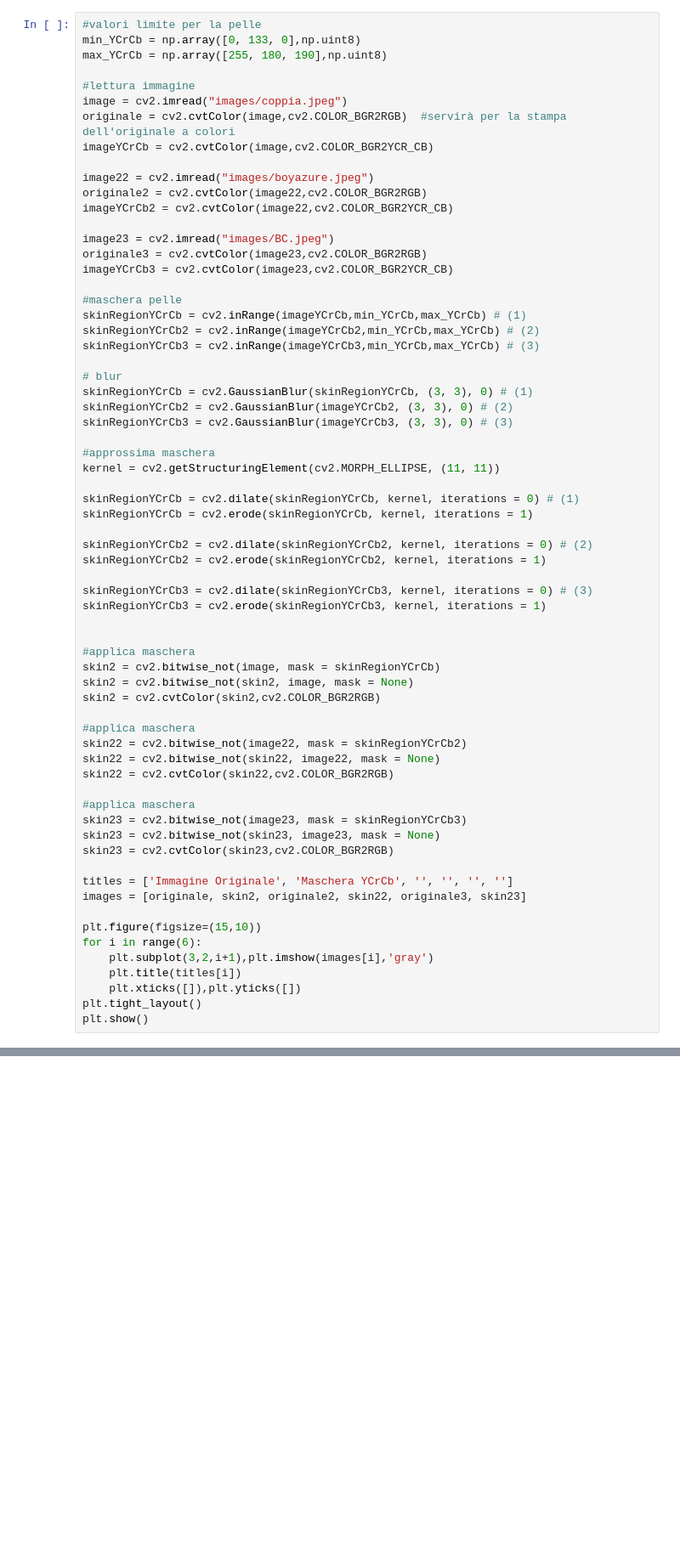
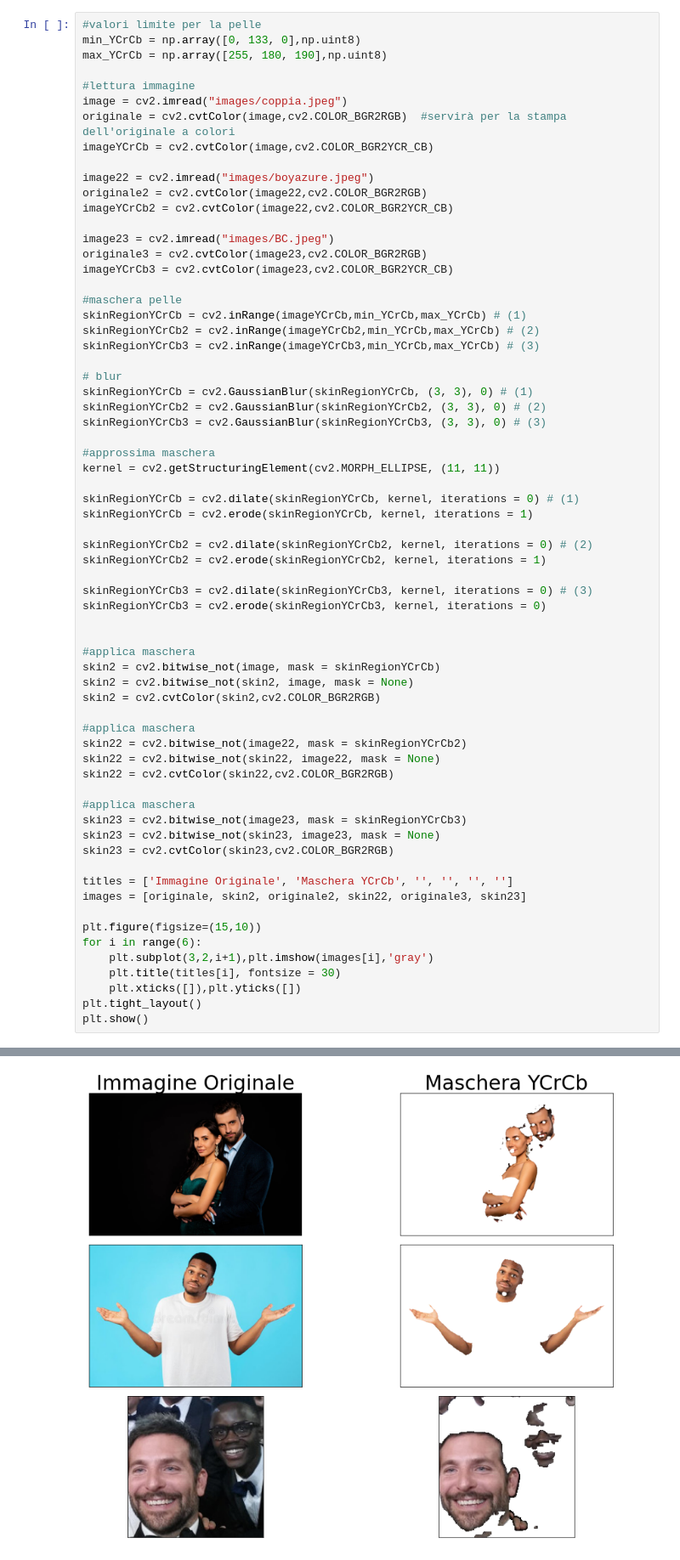
Before and after one commit to Wooler97/Skin-Detection, a Jupyter notebook: SkinDetection.ipynb, the cells around one changed output, grey strips where cells are left out. Shown at 85% size. Drawn from its saved outputs; the diff is of its cells as text; blank space fills up the shorter version.

```diff
--- a/SkinDetection.ipynb
+++ b/SkinDetection.ipynb
@@ -293,8 +293,8 @@ skinRegionYCrCb3 = cv2.inRange(imageYCrCb3,min_YCrCb,max_YCrCb) # (3)
 
 # blur
 skinRegionYCrCb = cv2.GaussianBlur(skinRegionYCrCb, (3, 3), 0) # (1)
-skinRegionYCrCb2 = cv2.GaussianBlur(imageYCrCb2, (3, 3), 0) # (2)
-skinRegionYCrCb3 = cv2.GaussianBlur(imageYCrCb3, (3, 3), 0) # (3)
+skinRegionYCrCb2 = cv2.GaussianBlur(skinRegionYCrCb2, (3, 3), 0) # (2)
+skinRegionYCrCb3 = cv2.GaussianBlur(skinRegionYCrCb3, (3, 3), 0) # (3)
 
 #approssima maschera
 kernel = cv2.getStructuringElement(cv2.MORPH_ELLIPSE, (11, 11))
@@ -306,7 +306,7 @@ skinRegionYCrCb2 = cv2.dilate(skinRegionYCrCb2, kernel, iterations = 0) # (2)
 skinRegionYCrCb2 = cv2.erode(skinRegionYCrCb2, kernel, iterations = 1)
 
 skinRegionYCrCb3 = cv2.dilate(skinRegionYCrCb3, kernel, iterations = 0) # (3)
-skinRegionYCrCb3 = cv2.erode(skinRegionYCrCb3, kernel, iterations = 1)
+skinRegionYCrCb3 = cv2.erode(skinRegionYCrCb3, kernel, iterations = 0)
 
 
 #applica maschera
@@ -330,7 +330,7 @@ images = [originale, skin2, originale2, skin22, originale3, skin23]
 plt.figure(figsize=(15,10))
 for i in range(6):
     plt.subplot(3,2,i+1),plt.imshow(images[i],'gray')
-    plt.title(titles[i])
+    plt.title(titles[i], fontsize = 30)
     plt.xticks([]),plt.yticks([])
 plt.tight_layout()
 plt.show()
@@ -338,0 +338 @@ error: OpenCV(4.5.5) /io/opencv/modules/core/src/arithm.cpp:230: error: (-215:As
+[figure, added]
```
Also changed, not shown: parts of 6 cells of this notebook.
